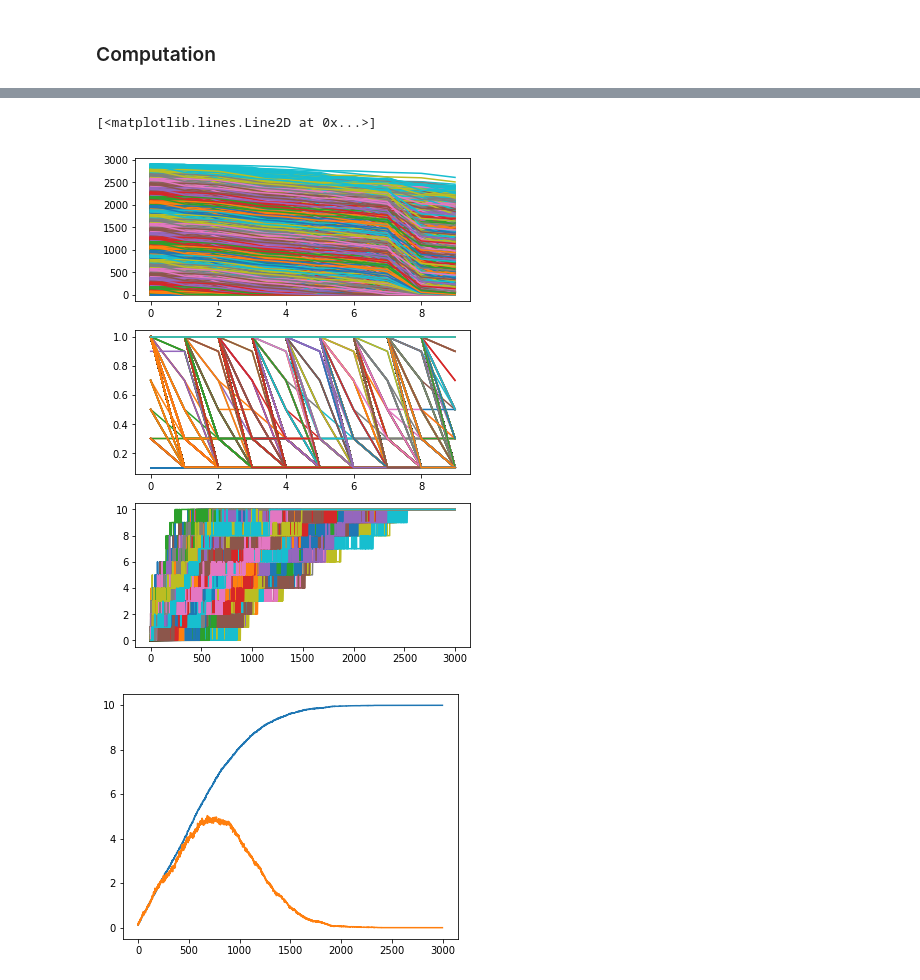
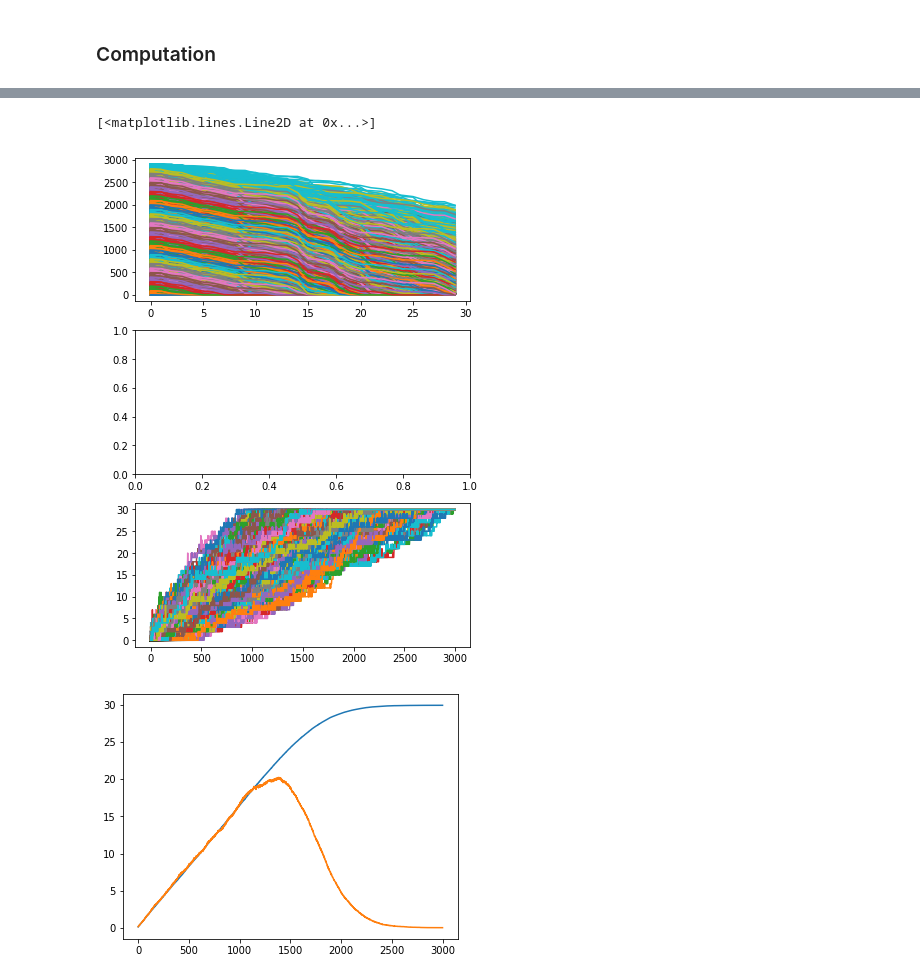
Before and after one commit to davidgbe/synfire_chain_growth, a Jupyter notebook: Computing expectation and variance in final layer with activity.ipynb, the cells around one changed output, grey strips where cells are left out. Drawn from its saved outputs; the diff is of its cells as text; code cells hidden in the pictures.

```diff
--- a/Computing expectation and variance in final layer with activity.ipynb
+++ b/Computing expectation and variance in final layer with activity.ipynb
@@ -39,6 +55,6 @@ import numpy as np
 # %%
 layer_width = 20
-n_layers = 50
+n_layers = 30
 # %%
 def pr_single_neuron_activation(p_c, v_th, w, layer_width):
     p = 1 - betainc(layer_width - v_th/w, v_th/w + 1, 1 - p_c)
@@ -82,5 +98,5 @@ fig.tight_layout()
 # %%
-def sim_markov_chain(n_iters, beta=0.1, alpha=0.2):
+def sim_markov_chain(n_iters, beta=0.1, alpha=0.25):
     p_transitions = beta * np.ones((n_iters, n_layers))
     n_visits = np.zeros((n_iters, n_layers))
     failure_points = np.zeros(n_iters)
@@ -99,28 +115,44 @@ def sim_markov_chain(n_iters, beta=0.1, alpha=0.2):
             n_visits[i+1, :] = n_visits[i, :]
     return p_transitions, n_visits, failure_points
 
-def compute_markov_expectation(transitions):
-    ms = [m for m in range(0, n_layers)]
+def sim_markov_chain_autonomous(n_iters, beta=0.1, alpha=0.001):
+    p_transitions = beta * np.ones((n_iters, n_layers))
+    n_visits = np.zeros((n_iters, n_layers))
+    failure_points = np.zeros(n_iters)
+
+    for i in range(n_iters):
+        k = 0
+        while k < n_layers and np.random.rand() < p_transitions[i, k]:
+            n_visits[i, k] += 1
+            k += 1
+
+        if i < n_iters - 1:
+            p_transitions[i+1, :] = np.minimum(p_transitions[i, :] + alpha, 1)
+
+        failure_points[i] = k
+
+        if i < n_iters - 1:
+            n_visits[i+1, :] = n_visits[i, :]
+    return p_transitions, n_visits, failure_points
 # %%
 scale = 1.5
 fig, axs = plt.subplots(3, 1, sharex=False, sharey=False, figsize=(4 * scale, 6 * scale))
 
 all_failure_points = []
 
-for j in range(500):
+for j in range(2000):
     transitions, visits, failure_points = sim_markov_chain(3000)
     all_failure_points.append(failure_points)
     for i in range(0, visits.shape[0], 100):
         axs[0].plot(np.arange(n_layers), visits[i, :])
-        axs[1].plot(np.arange(n_layers), transitions[i, :])
     axs[2].plot(np.arange(visits.shape[0]), failure_points)
 
 all_failure_points = np.array(all_failure_points)
 
 fig, axs = plt.subplots(1, 1, sharex=False, sharey=False, figsize=(4 * scale, 3 * scale))
 axs.plot(np.arange(all_failure_points.shape[1]), np.mean(all_failure_points, axis=0))
 axs.plot(np.arange(all_failure_points.shape[1]), np.square(np.std(all_failure_points, axis=0)))
 # %% [output]
 [<matplotlib.lines.Line2D at 0x...>]
-[figure, old version]
+[figure, new version]
-[figure, old version]
+[figure, new version]
```
Also changed, not shown: parts of 6 cells of this notebook, 4 other files.
